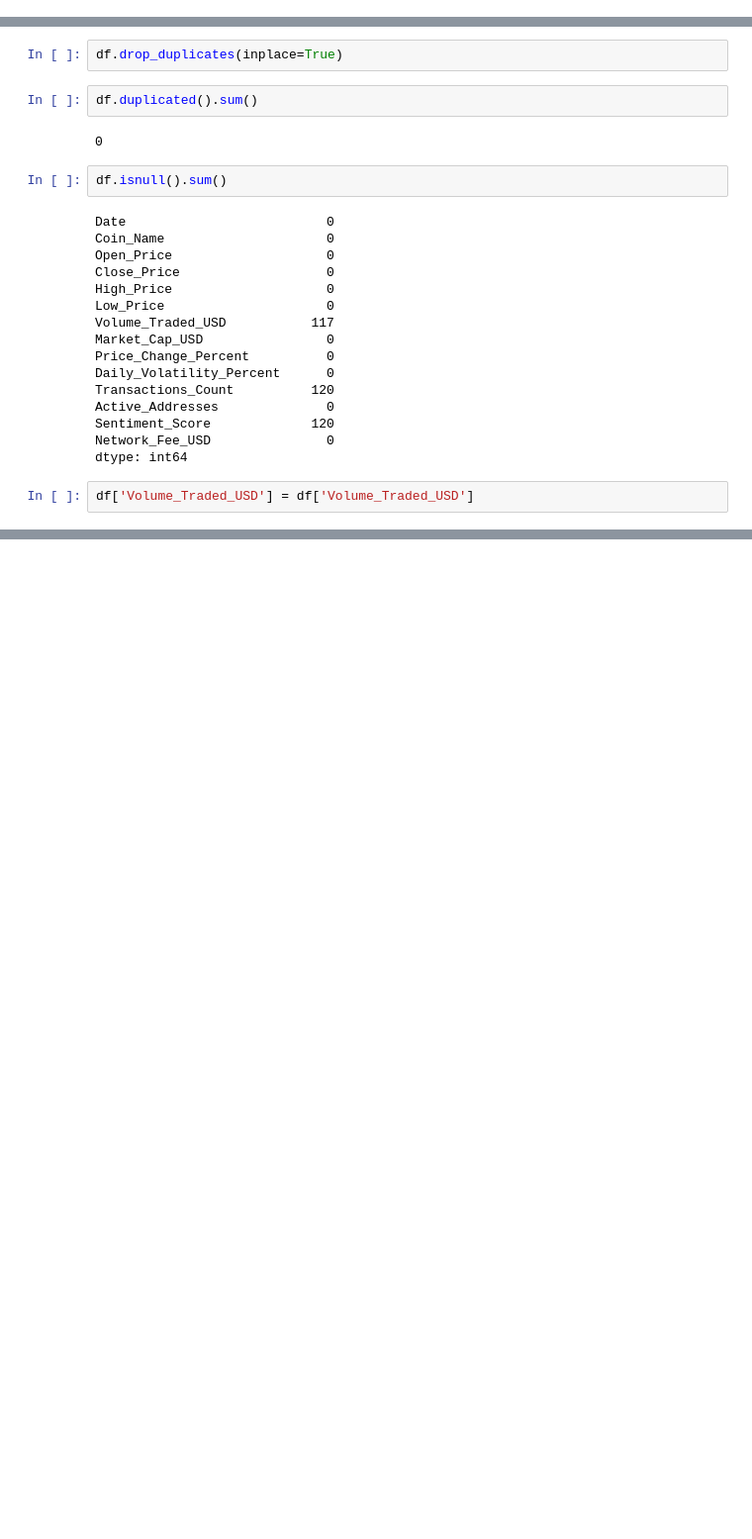
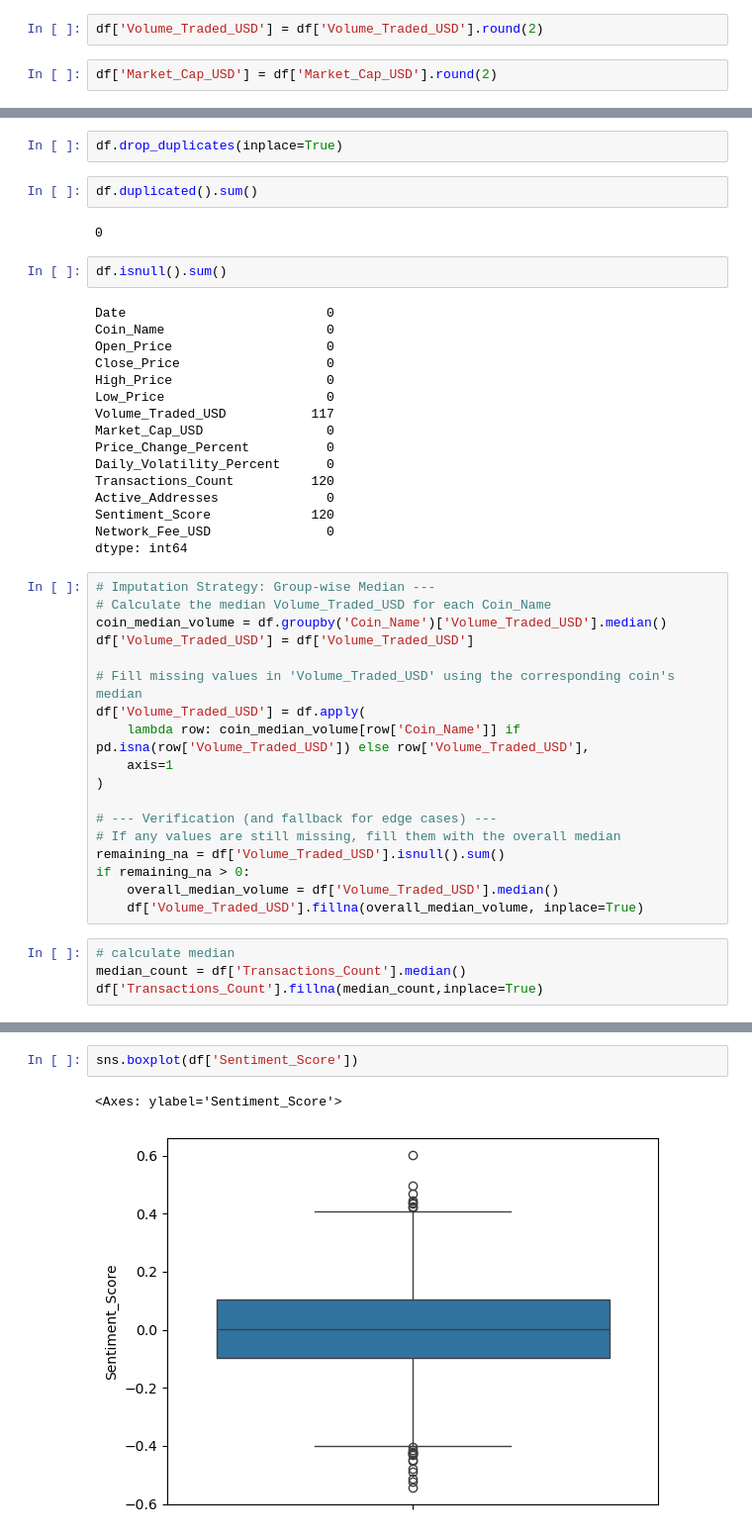
Before and after one commit to Mohini2815/Data-analysis-practice-projects, a Jupyter notebook: crypto market dataset.ipynb, the cells around one changed output, grey strips where cells are left out. Shown at 99% size. Drawn from its saved outputs; the diff is of its cells as text; blank space fills up the shorter version.

```diff
--- a/crypto market dataset.ipynb
+++ b/crypto market dataset.ipynb
@@ -48,3 +48,7 @@ df.tail()
 # how to get volume traded usd abd market cap usd in round up
 # objective
 # drop duplicates also make change in dataset
+# %%
+df['Volume_Traded_USD'] = df['Volume_Traded_USD'].round(2)
+# %%
+df['Market_Cap_USD'] = df['Market_Cap_USD'].round(2)
@@ -85,4 +98,24 @@ Sentiment_Score             120
 Network_Fee_USD               0
 dtype: int64
 # %%
+# Imputation Strategy: Group-wise Median ---
+# Calculate the median Volume_Traded_USD for each Coin_Name
+coin_median_volume = df.groupby('Coin_Name')['Volume_Traded_USD'].median()
 df['Volume_Traded_USD'] = df['Volume_Traded_USD']
+
+# Fill missing values in 'Volume_Traded_USD' using the corresponding coin's median
+df['Volume_Traded_USD'] = df.apply(
+    lambda row: coin_median_volume[row['Coin_Name']] if pd.isna(row['Volume_Traded_USD']) else row['Volume_Traded_USD'],
+    axis=1
+)
+
+# --- Verification (and fallback for edge cases) ---
+# If any values are still missing, fill them with the overall median
+remaining_na = df['Volume_Traded_USD'].isnull().sum()
+if remaining_na > 0:
+    overall_median_volume = df['Volume_Traded_USD'].median()
+    df['Volume_Traded_USD'].fillna(overall_median_volume, inplace=True)
+# %%
+# calculate median
+median_count = df['Transactions_Count'].median()
+df['Transactions_Count'].fillna(median_count,inplace=True)
@@ -88,0 +129,5 @@ df['Volume_Traded_USD'] = df['Volume_Traded_USD']
+# %%
+sns.boxplot(df['Sentiment_Score'])
+# %% [output]
+<Axes: ylabel='Sentiment_Score'>
+[figure, added]
```
Also changed, not shown: parts of 21 cells of this notebook.
